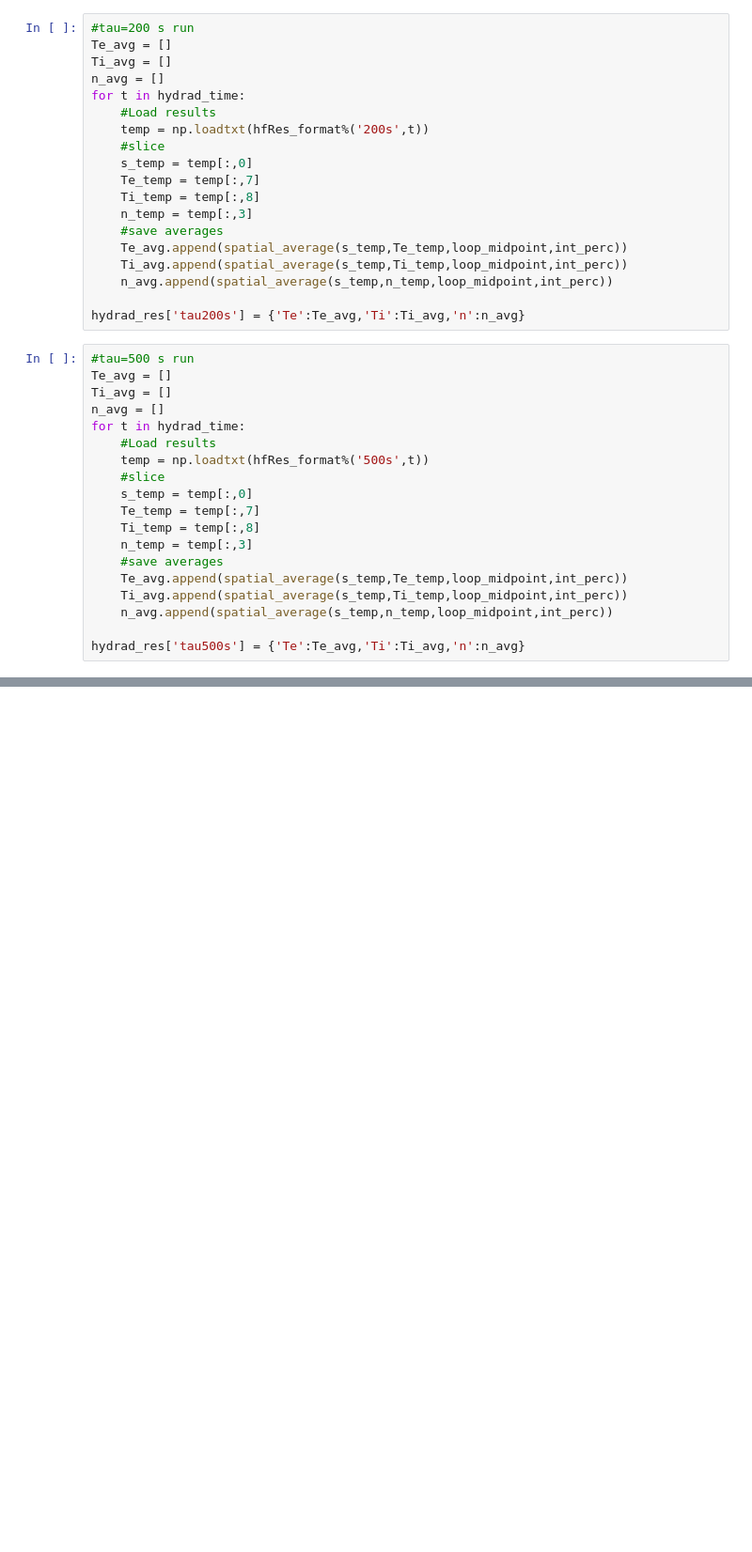
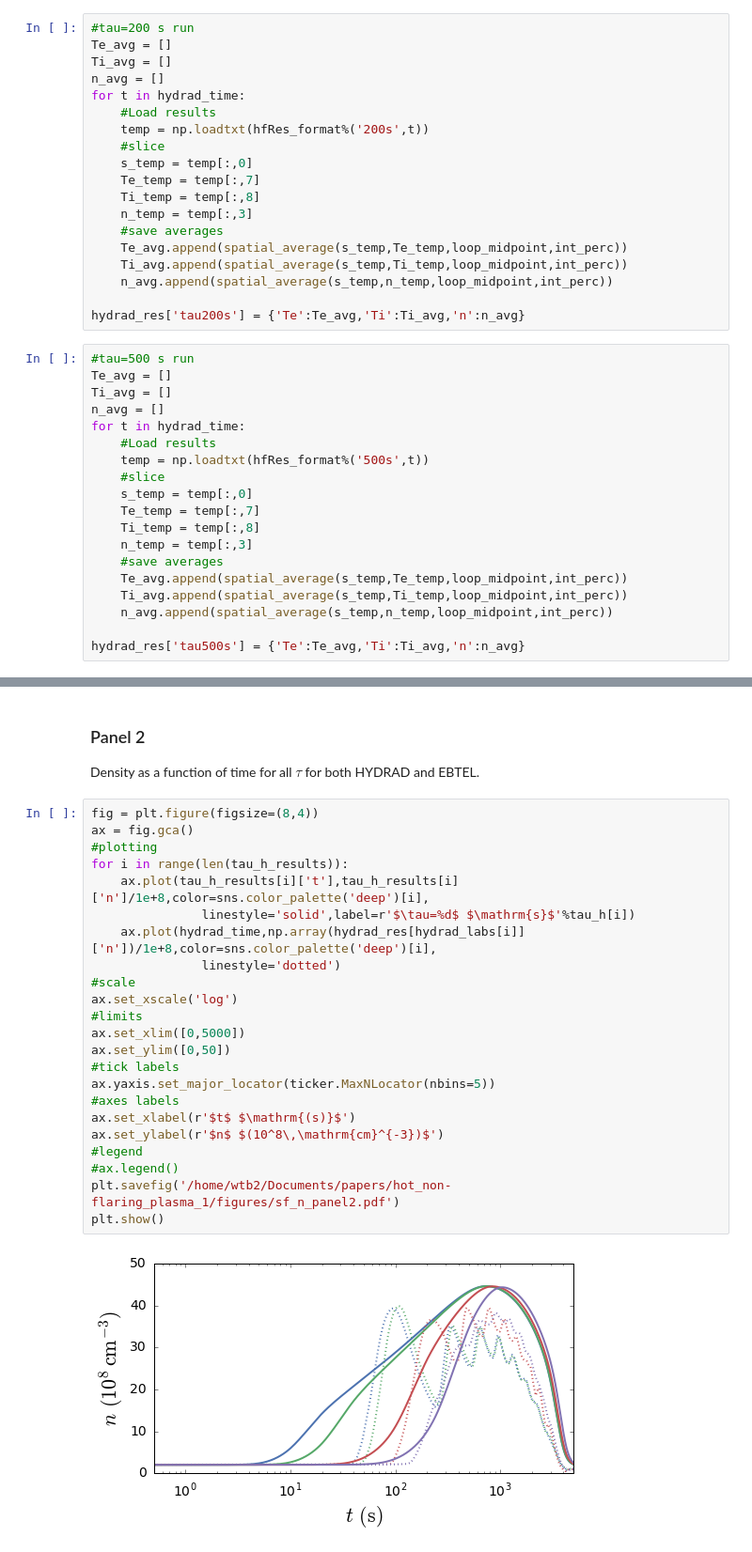
Before and after one commit to wtbarnes/research_notebook, a Jupyter notebook: figure_builders/hot_non_flaring_plasma_1_figures.ipynb, the cells around one changed output, grey strips where cells are left out. Shown at 94% size. Saved outputs shown, nothing was run; the diff lists cells and outputs as text; blank space fills up the shorter version.

```diff
--- a/figure_builders/hot_non_flaring_plasma_1_figures.ipynb
+++ b/figure_builders/hot_non_flaring_plasma_1_figures.ipynb
@@ -856,0 +359,28 @@ Compare the $\mathrm{EM}$ distributions for HYDRAD and EBTEL
+# %% [markdown]
+### Panel 2
+Density as a function of time for all $\tau$ for both HYDRAD and EBTEL.
+# %%
+fig = plt.figure(figsize=(8,4))
+ax = fig.gca()
+#plotting
+for i in range(len(tau_h_results)):
+    ax.plot(tau_h_results[i]['t'],tau_h_results[i]['n']/1e+8,color=sns.color_palette('deep')[i],
+               linestyle='solid',label=r'$\tau=%d$ $\mathrm{s}$'%tau_h[i])
+    ax.plot(hydrad_time,np.array(hydrad_res[hydrad_labs[i]]['n'])/1e+8,color=sns.color_palette('deep')[i],
+               linestyle='dotted')
+#scale
+ax.set_xscale('log')
+#limits
+ax.set_xlim([0,5000])
+ax.set_ylim([0,50])
+#tick labels
+ax.yaxis.set_major_locator(ticker.MaxNLocator(nbins=5))
+#axes labels
+ax.set_xlabel(r'$t$ $\mathrm{(s)}$')
+ax.set_ylabel(r'$n$ $(10^8\,\mathrm{cm}^{-3})$')
+#legend
+#ax.legend()
+plt.savefig('/home/wtb2/Documents/papers/hot_non-flaring_plasma_1/figures/sf_n_panel2.pdf')
+plt.show()
+# %% [output]
+[figure, added]
```
Also changed, not shown: parts of 76 cells of this notebook, 2 other files.
